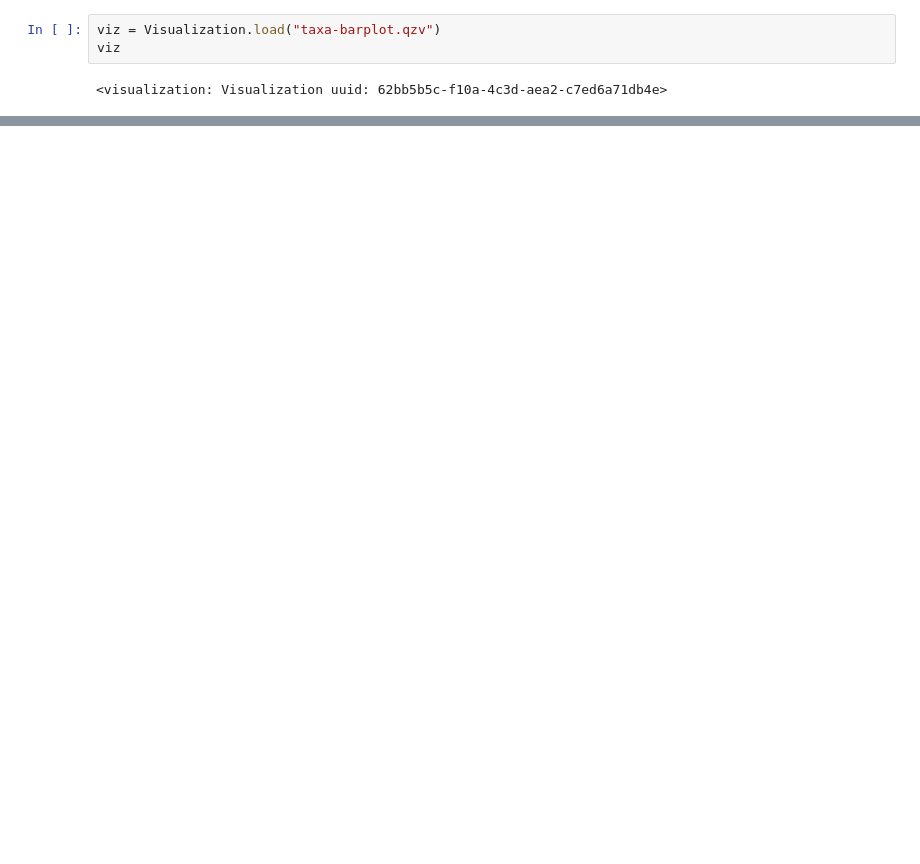
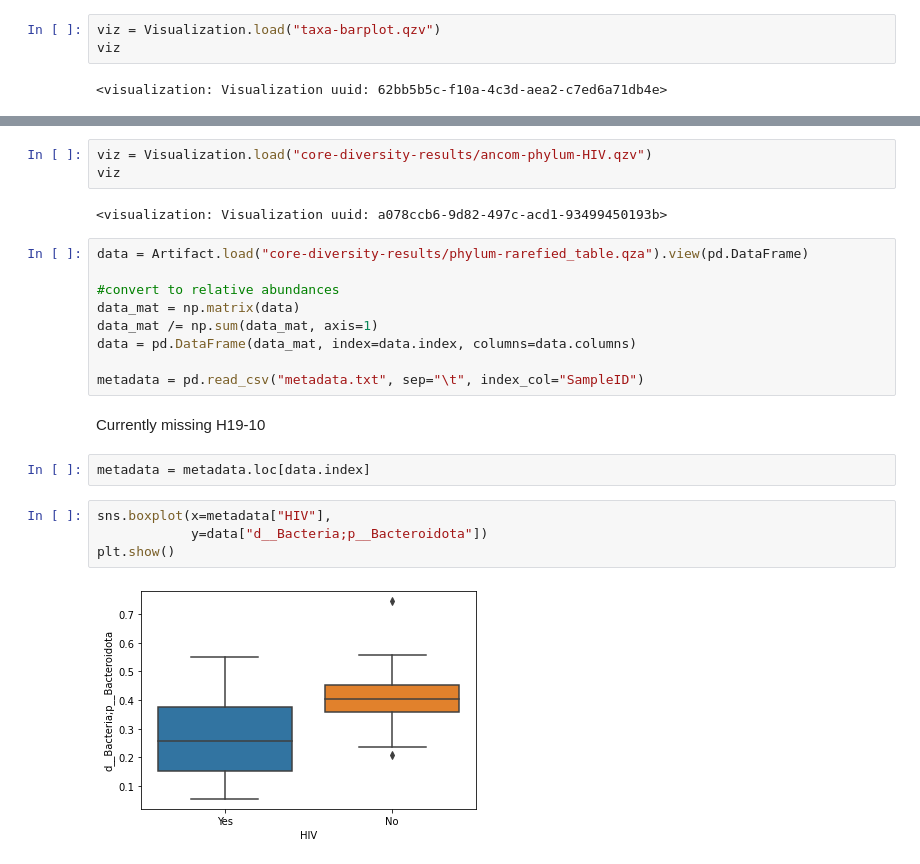
Before and after one commit to sterrettJD/HIV-microbiome, a Jupyter notebook: Analysis.ipynb, the cells around one changed output, grey strips where cells are left out. Drawn from its saved outputs; the diff is of its cells as text; blank space fills up the shorter version.

Commit message:
Through differential abundance at phylum level

```diff
--- a/Analysis.ipynb
+++ b/Analysis.ipynb
@@ -242,0 +263,24 @@ viz
+# %%
+viz = Visualization.load("core-diversity-results/ancom-phylum-HIV.qzv")
+viz
+# %% [output]
+<visualization: Visualization uuid: a078ccb6-9d82-497c-acd1-93499450193b>
+# %%
+data = Artifact.load("core-diversity-results/phylum-rarefied_table.qza").view(pd.DataFrame)
+
+#convert to relative abundances
+data_mat = np.matrix(data)
+data_mat /= np.sum(data_mat, axis=1)
+data = pd.DataFrame(data_mat, index=data.index, columns=data.columns)
+
+metadata = pd.read_csv("metadata.txt", sep="\t", index_col="SampleID")
+# %% [markdown]
+Currently missing H19-10
+# %%
+metadata = metadata.loc[data.index]
+# %%
+sns.boxplot(x=metadata["HIV"],
+            y=data["d__Bacteria;p__Bacteroidota"])
+plt.show()
+# %% [output]
+[figure, added]
```
Also changed, not shown: parts of 44 cells of this notebook.
